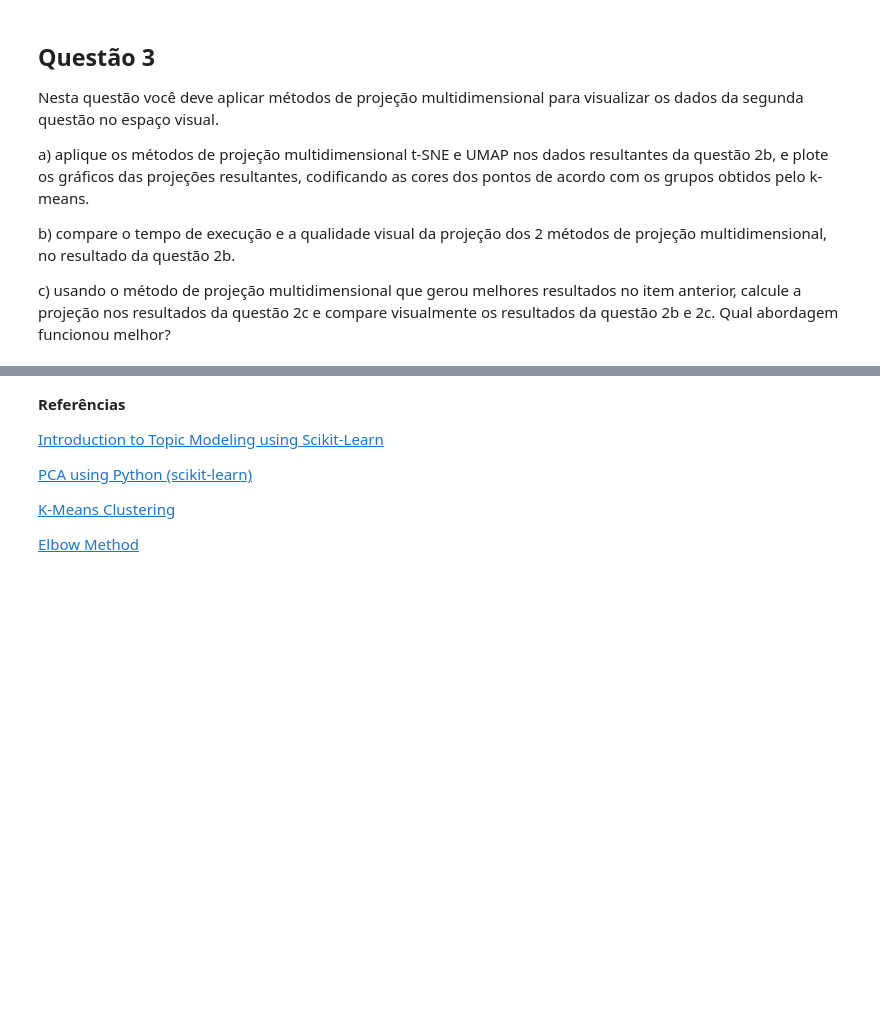
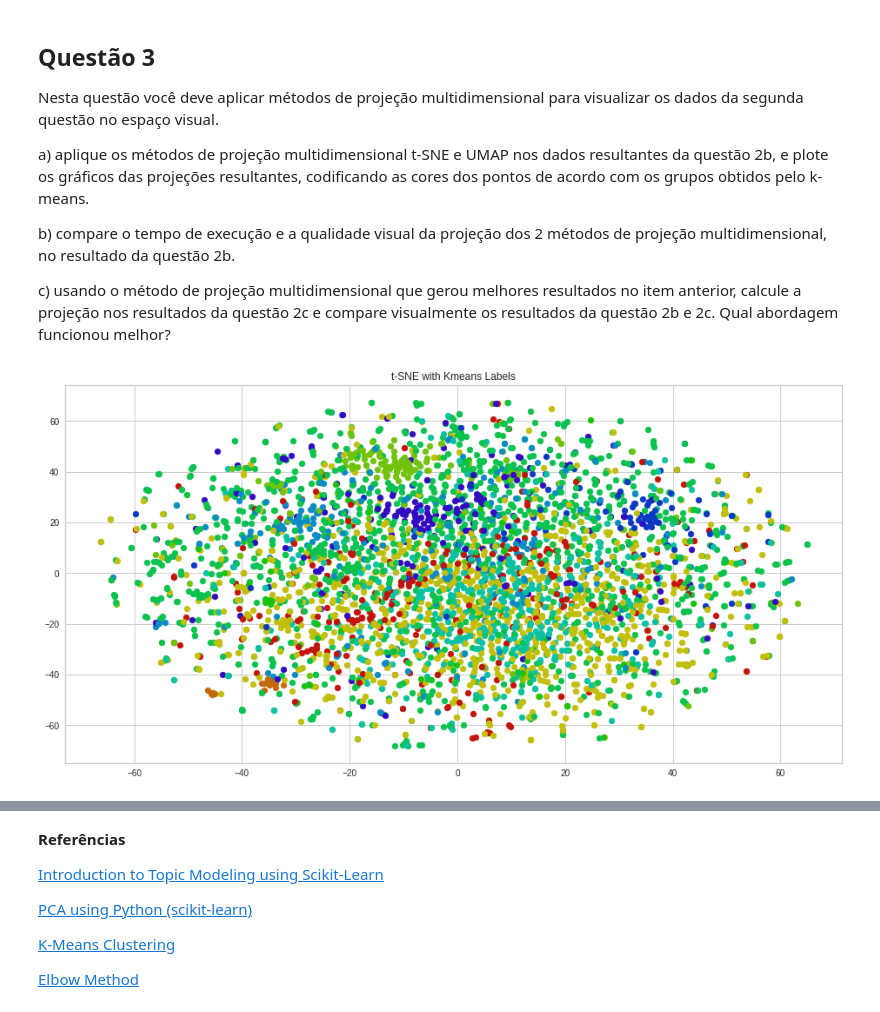
Before and after one commit to audreyemmely/natural-language-processing, a Jupyter notebook: pln_lista4.ipynb, the cells around one changed output, grey strips where cells are left out. Saved outputs shown, nothing was run; the diff lists cells and outputs as text; code cells hidden in the pictures; blank space fills up the shorter version.

```diff
--- a/pln_lista4.ipynb
+++ b/pln_lista4.ipynb
@@ -181,7 +198,7 @@ visualizer.show()
 <matplotlib.axes._subplots.AxesSubplot at 0x...>
 # %%
-k = 12
-kmeans = KMeans(n_clusters=k).fit(Xproj)
+k = 10
+kmeans_proj = KMeans(n_clusters=k).fit(Xproj)
 # %%
 visualizer = KElbowVisualizer(KMeans(), k=(10, 25), metric='distortion')
 visualizer.fit(X)
@@ -203,3 +220,24 @@ de projeção multidimensional, no resultado da questão 2b.
 
 c) usando o método de projeção multidimensional que gerou melhores resultados no item anterior, calcule a projeção nos resultados da questão 2c e compare visualmente os resultados da questão 2b e 2c. Qual abordagem
 funcionou melhor?
+# %%
+import matplotlib.pyplot as plt
+import seaborn as sns
+from sklearn.manifold import TSNE
+import random
+import time
+
+palette = sns.hls_palette(13, l=.4, s=.9)
+# %%
+start = time.time()
+
+proj_tsne_embedded = TSNE().fit_transform(Xproj)
+plt.figure(figsize=(16,8))
+for coord, label in zip(proj_tsne_embedded, kmeans_proj.labels_):
+    plt.scatter(x=coord[0],y=coord[1],c=[palette[label]])
+plt.title('t-SNE with Kmeans Labels')
+plt.show()
+
+print('Duration: {} seconds'.format(time.time() - start))
+# %% [output]
+[figure, added]
```
Also changed, not shown: parts of 15 cells of this notebook.
